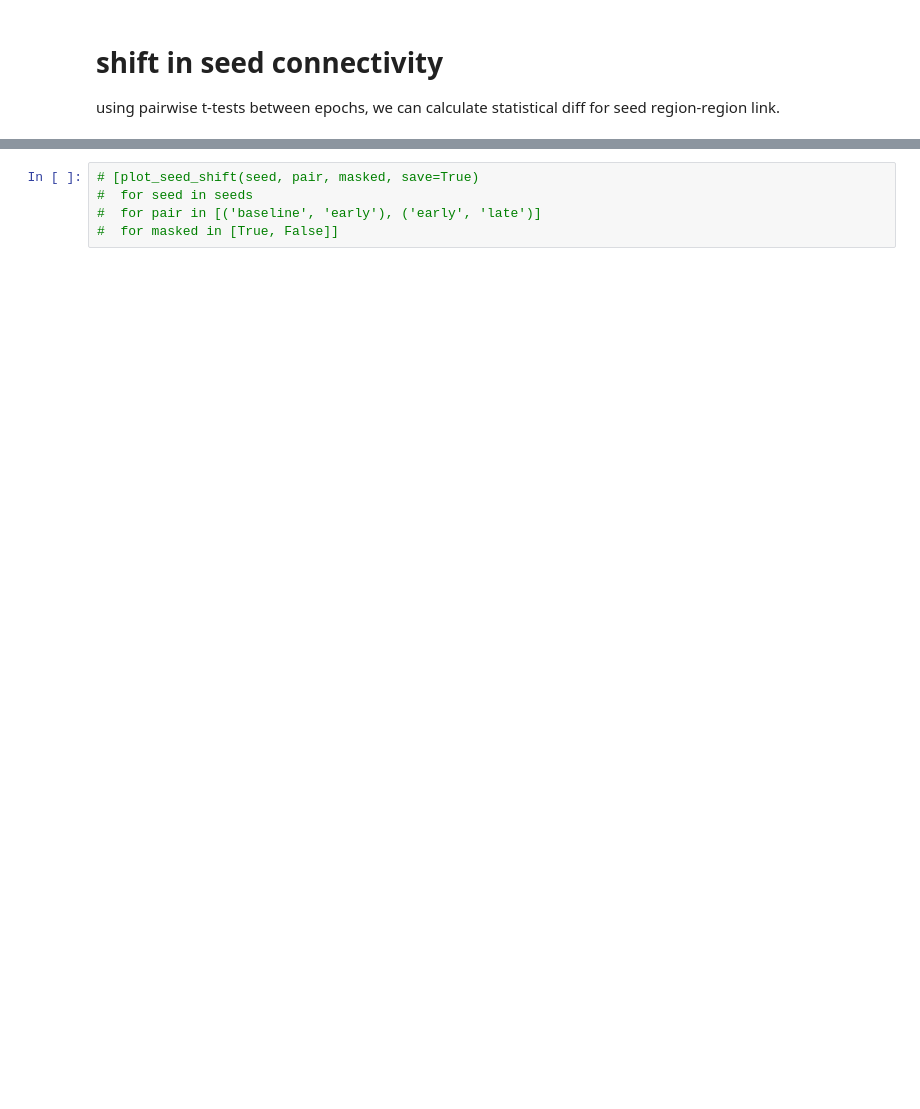
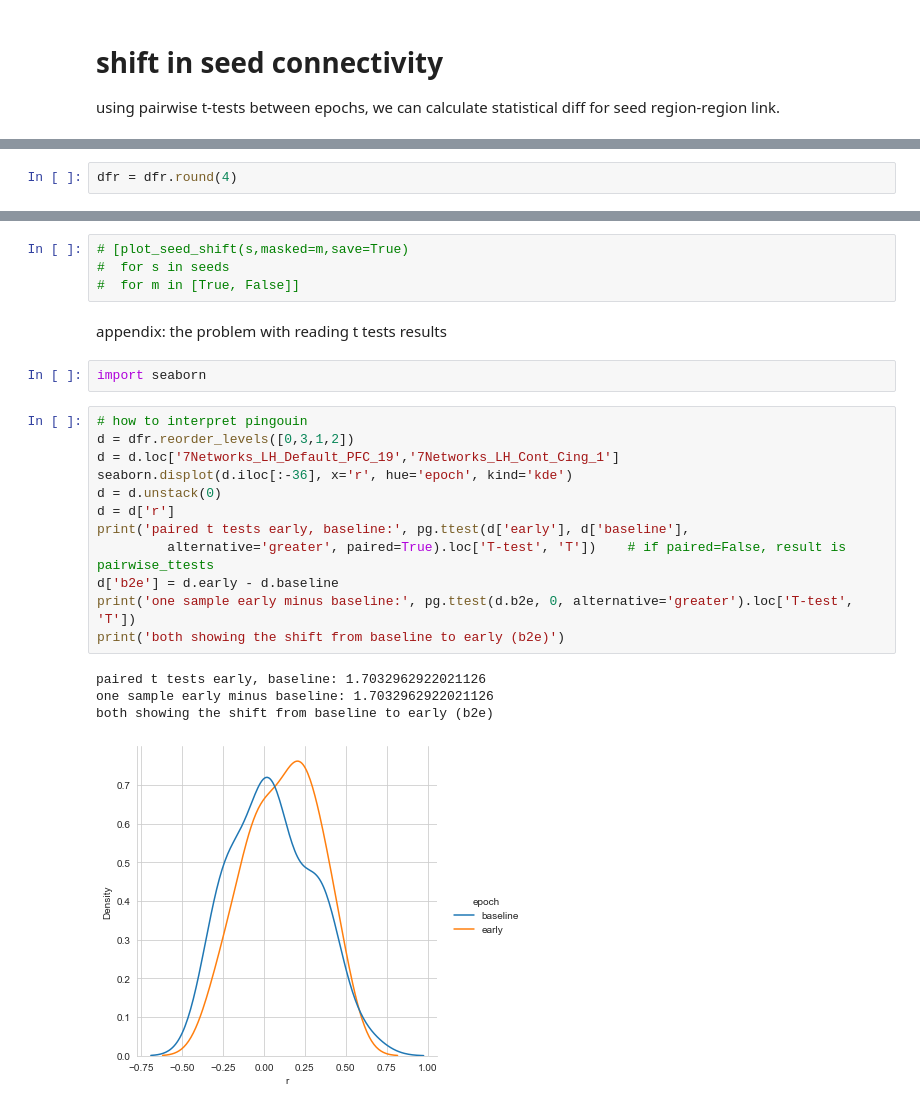
Before and after one commit to qniksefat/gradient-notebooks, a Jupyter notebook: large-manifold-nbs/4-seed.ipynb, the cells around one changed output, grey strips where cells are left out. Drawn from its saved outputs; the diff is of its cells as text; blank space fills up the shorter version.

Commit message:
ttests gave false results cuz of not rounding - fixed

```diff
--- a/large-manifold-nbs/4-seed.ipynb
+++ b/large-manifold-nbs/4-seed.ipynb
@@ -160,0 +135,2 @@ for example, seed region conn shift; baseline to early t-tests; masked with corr
+# %%
+dfr = dfr.round(4)
@@ -183,5 +160,25 @@ plot_seed_shift(seeds[1], ('baseline', 'early'), False)
 # %%
-# [plot_seed_shift(seed, pair, masked, save=True)
-#  for seed in seeds
-#  for pair in [('baseline', 'early'), ('early', 'late')]
-#  for masked in [True, False]]
+# [plot_seed_shift(s,masked=m,save=True)
+#  for s in seeds
+#  for m in [True, False]]
+# %% [markdown]
+appendix: the problem with reading t tests results
+# %%
+import seaborn
+# %%
+# how to interpret pingouin
+d = dfr.reorder_levels([0,3,1,2])
+d = d.loc['7Networks_LH_Default_PFC_19','7Networks_LH_Cont_Cing_1']
+seaborn.displot(d.iloc[:-36], x='r', hue='epoch', kind='kde')
+d = d.unstack(0)
+d = d['r']
+print('paired t tests early, baseline:', pg.ttest(d['early'], d['baseline'],
+         alternative='greater', paired=True).loc['T-test', 'T'])    # if paired=False, result is pairwise_ttests
+d['b2e'] = d.early - d.baseline
+print('one sample early minus baseline:', pg.ttest(d.b2e, 0, alternative='greater').loc['T-test', 'T'])
+print('both showing the shift from baseline to early (b2e)')
+# %% [output]
+paired t tests early, baseline: 1.7032962922021126
+one sample early minus baseline: 1.7032962922021126
+both showing the shift from baseline to early (b2e)
+[figure, added]
```
Also changed, not shown: parts of 12 cells of this notebook, 1 other file.
